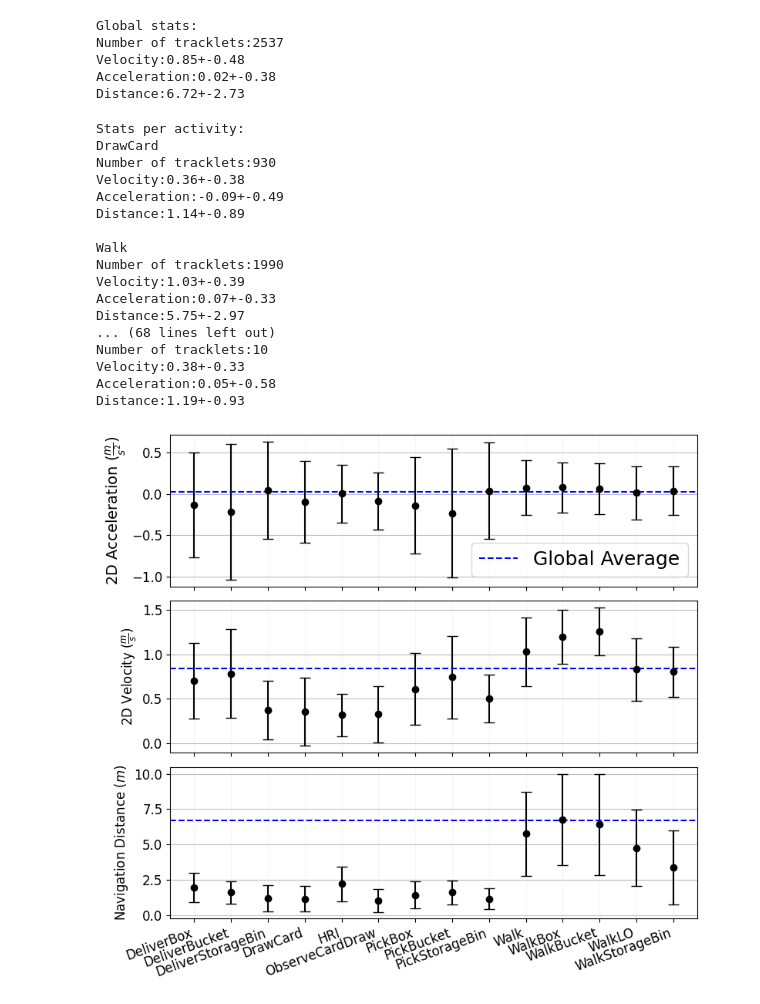
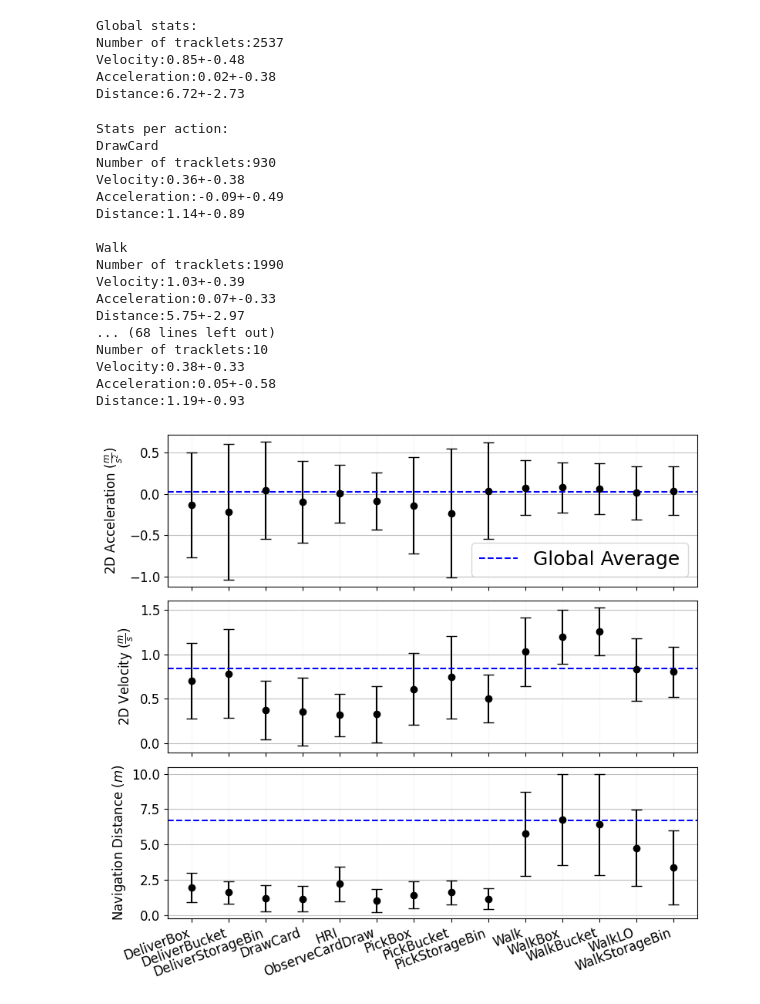
Before and after one commit to tmralmeida/thor-magni-actions, a Jupyter notebook: notebooks/3-dataset-stats.ipynb, the cells around one changed output. Cells and saved outputs as stored; diff of their text form; code cells hidden in the pictures.

```diff
--- a/notebooks/paper/3-dataset-stats.ipynb
+++ b/notebooks/3-dataset-stats.ipynb
@@ -11,8 +11,14 @@ import matplotlib.pyplot as plt
 PATH = "thor-magni-actions/data/processed/thor_magni/"
 # %%
 dfs = []
-for scenario_id in os.listdir(PATH):
-    df = pd.read_csv(os.path.join(PATH, scenario_id), index_col="Time")
+for scenario_id in [
+    "Scenario_1",
+    "Scenario_2",
+    "Scenario_3",
+    "Scenario_4",
+    "Scenario_5",
+]:
+    df = pd.read_csv(os.path.join(PATH, scenario_id + ".csv"), index_col="Time")
     dfs.append(df)
 dfs = pd.concat(dfs)
 # %%
@@ -253,7 +259,7 @@ for action, act_stats in action_stats.items():
     print(f"Distance:{avg_act_dist:1.2f}+-{std_act_dist:1.2f}")
     print()
 # %% [output]
-Stats per activity:
+Stats per action:
 DrawCard
 Number of tracklets:930
 Velocity:0.36+-0.38
@@ -292,7 +298,7 @@ axs[0].axhline(
     linestyle="--",
     label="Global Average",
 )
-axs[0].set_ylabel(r"2D Acceleration ($\frac{m}{s^2}$)", fontsize=14)
+axs[0].set_ylabel(r"2D Acceleration ($\frac{m}{s^2}$)", fontsize=12)
 axs[0].legend(fontsize=18);
 
 axs[1].errorbar(
@@ -313,32 +319,32 @@ axs[1].set_ylabel(r"2D Velocity ($\frac{m}{s}$)", fontsize=12)
 
 
 axs[2].errorbar(
     action_metrics.index,
     [np.array(action_stats[idx]["distance"]).mean() for idx in action_metrics.index],
     yerr=[np.array(action_stats[idx]["distance"]).std() for idx in action_metrics.index],
     fmt="o",
     capsize=5,
     color="black",
 );
 axs[2].axhline(
     avg_global_dist,
     color="blue",
     linestyle="--",
     label="Global",
 )
 axs[2].set_ylabel(r"Navigation Distance ($m$)", fontsize=12)
 axs[0].tick_params(axis='both', labelsize=12)  # X tick label font size
 axs[1].tick_params(axis='both', labelsize=12)  # X tick label font size
 axs[2].tick_params(axis='both', labelsize=12)  # X tick label font size
 axs[0].grid(axis="x", alpha=0.1);
 axs[1].grid(axis="x", alpha=0.1);
 axs[2].grid(axis="x", alpha=0.1);
 axs[0].grid(axis="y", alpha=0.8);
 axs[1].grid(axis="y", alpha=0.8);
 axs[2].grid(axis="y", alpha=0.8);
 
 plt.xticks(rotation=20, ha="right");
 plt.tight_layout(rect=[0, 0.03, 1, 0.95], h_pad=1.0)
-# plt.savefig("/home/tmr/Downloads/stats.svg")
+plt.savefig("/home/tmr/Downloads/stats.svg")
 # %% [output]
-[figure, old version]
+[figure, new version]
```
Also changed, not shown: parts of 3 cells of this notebook, 32 other files.
